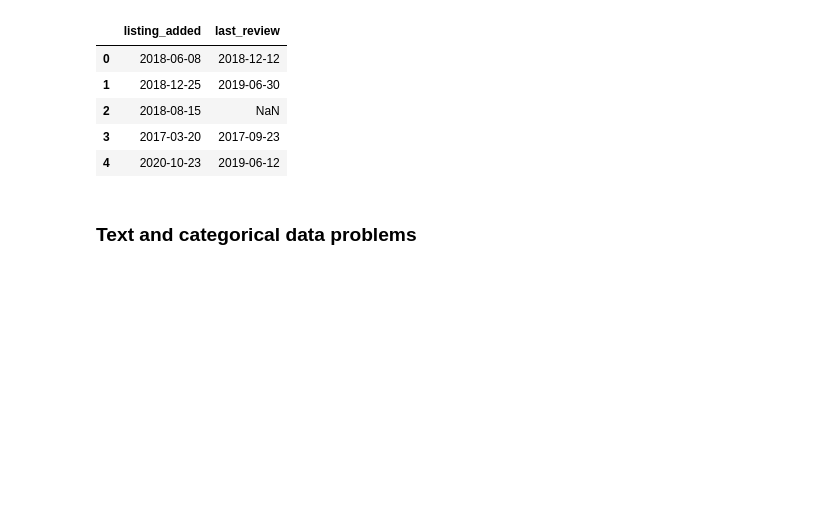
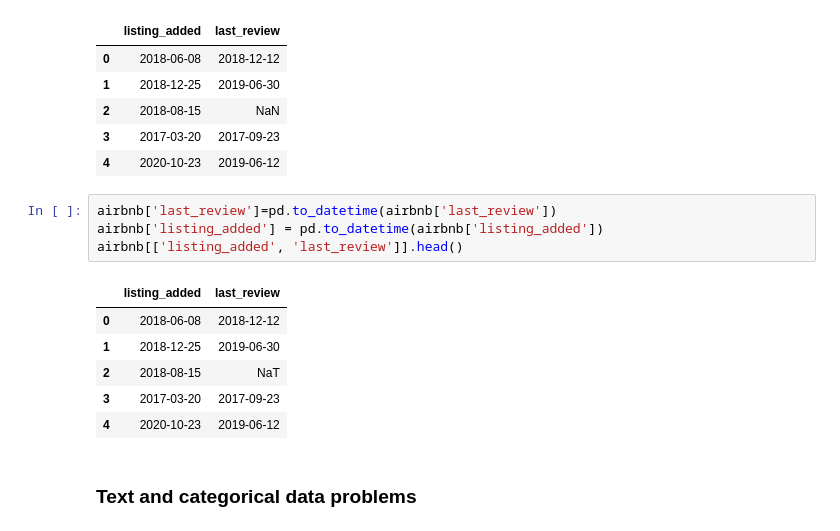
Before and after one commit to kingb6/Data_Preprocessing_Report, a Jupyter notebook: Cleaning_Data_in_Python_live_session.ipynb, the cells around one changed output. Cells and saved outputs as stored; diff of their text form; blank space fills up the shorter version.

```diff
--- a/Cleaning_Data_in_Python_live_session.ipynb
+++ b/Cleaning_Data_in_Python_live_session.ipynb
@@ -356,6 +356,17 @@ airbnb[['listing_added', 'last_review']].head()
 | 2 | 2018-08-15 | NaN |
 | 3 | 2017-03-20 | 2017-09-23 |
 | 4 | 2020-10-23 | 2019-06-12 |
+# %%
+airbnb['last_review']=pd.to_datetime(airbnb['last_review'])
+airbnb['listing_added'] = pd.to_datetime(airbnb['listing_added'])
+airbnb[['listing_added', 'last_review']].head()
+# %% [output]
+|  | listing_added | last_review |
+| 0 | 2018-06-08 | 2018-12-12 |
+| 1 | 2018-12-25 | 2019-06-30 |
+| 2 | 2018-08-15 | NaT |
+| 3 | 2017-03-20 | 2017-09-23 |
+| 4 | 2020-10-23 | 2019-06-12 |
 # %% [markdown]
 ### Text and categorical data problems
 # %% [markdown]
```
Also changed, not shown: parts of 13 cells of this notebook.
